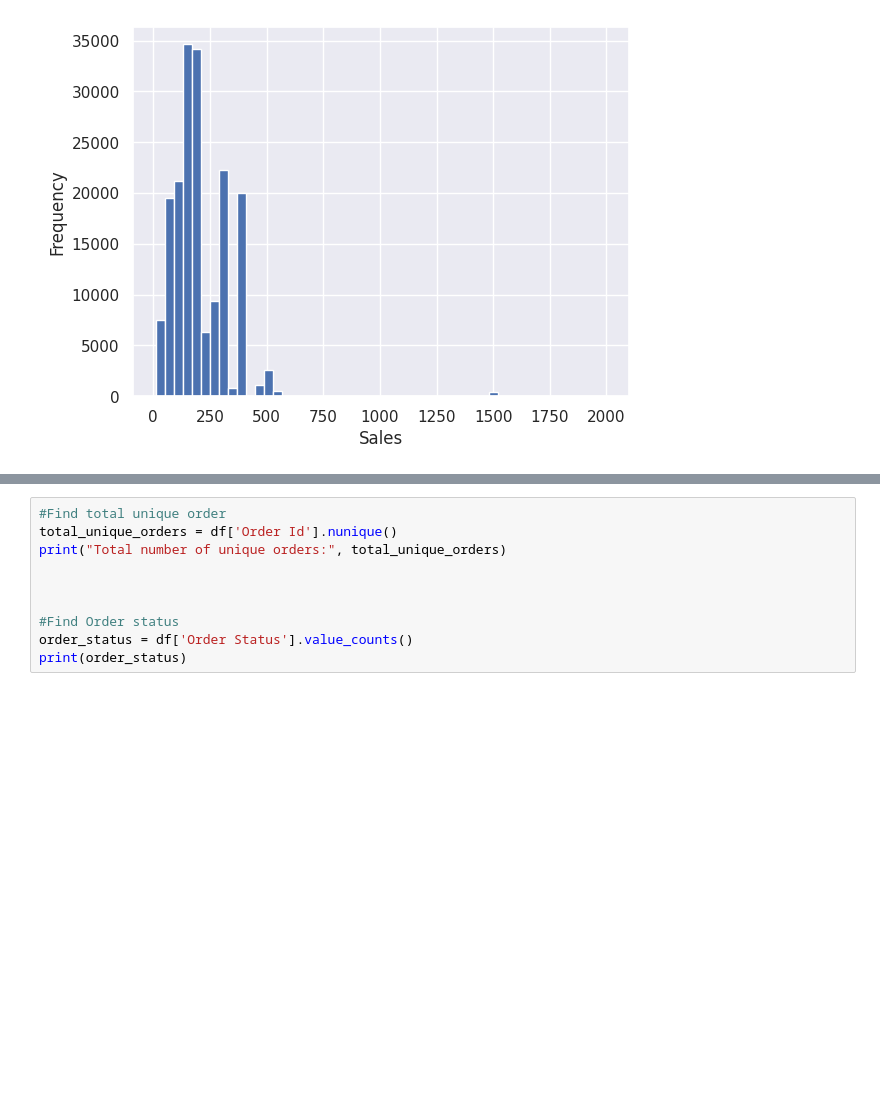
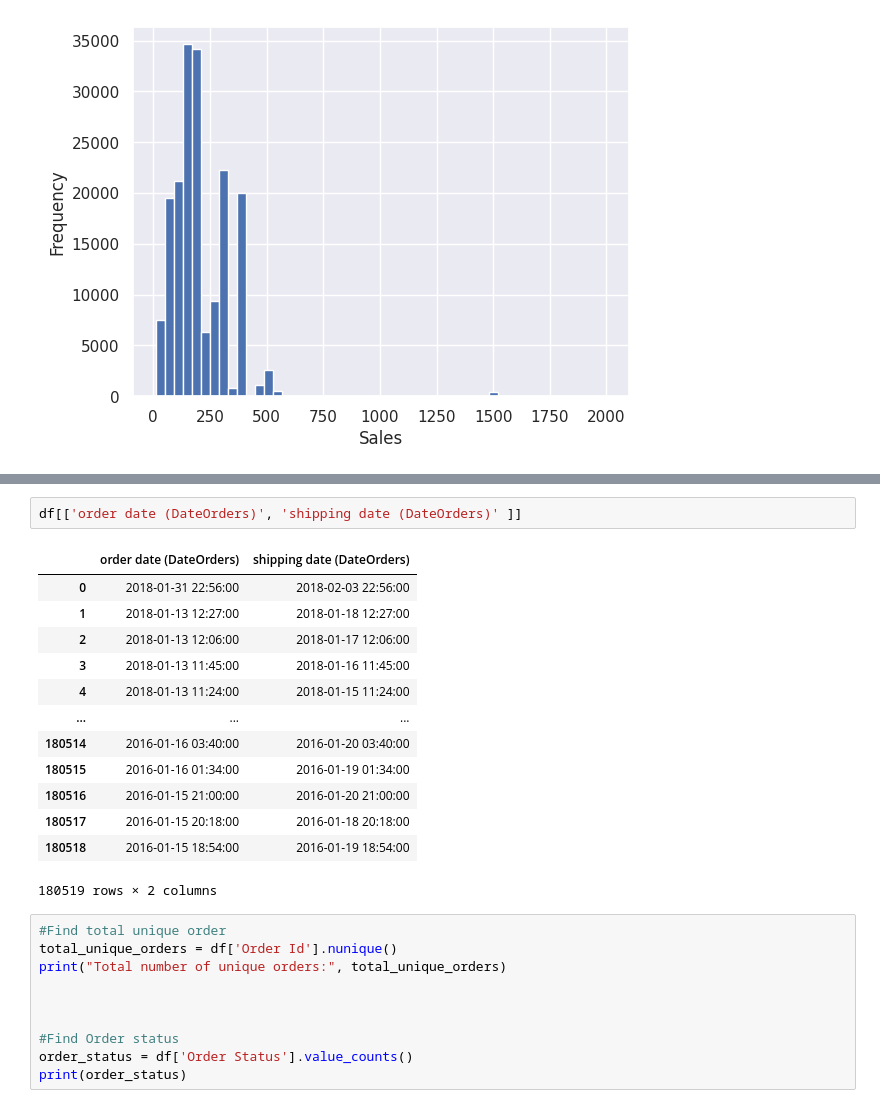
Before and after one commit to azamaufar/supplychainDA, a Jupyter notebook: EDA_Supply_Chain_Data.ipynb, the cells around one changed output, grey strips where cells are left out. Saved outputs shown, nothing was run; the diff lists cells and outputs as text; blank space fills up the shorter version.

```diff
--- a/EDA_Supply_Chain_Data.ipynb
+++ b/EDA_Supply_Chain_Data.ipynb
@@ -403,3 +371,19 @@ Name: Customer Segment, dtype: int64
+# %%
+df[['order date (DateOrders)', 'shipping date (DateOrders)' ]]
+# %% [output]
+|  | order date (DateOrders) | shipping date (DateOrders) |
+| 0 | 2018-01-31 22:56:00 | 2018-02-03 22:56:00 |
+| 1 | 2018-01-13 12:27:00 | 2018-01-18 12:27:00 |
+| 2 | 2018-01-13 12:06:00 | 2018-01-17 12:06:00 |
+| 3 | 2018-01-13 11:45:00 | 2018-01-16 11:45:00 |
+| 4 | 2018-01-13 11:24:00 | 2018-01-15 11:24:00 |
+| ... | ... | ... |
+| 180514 | 2016-01-16 03:40:00 | 2016-01-20 03:40:00 |
+| 180515 | 2016-01-16 01:34:00 | 2016-01-19 01:34:00 |
+| 180516 | 2016-01-15 21:00:00 | 2016-01-20 21:00:00 |
+| 180517 | 2016-01-15 20:18:00 | 2016-01-18 20:18:00 |
+| 180518 | 2016-01-15 18:54:00 | 2016-01-19 18:54:00 |
+180519 rows × 2 columns
 # %%
 #Find total unique order
 total_unique_orders = df['Order Id'].nunique()
```
Also changed, not shown: parts of 2 cells of this notebook.
